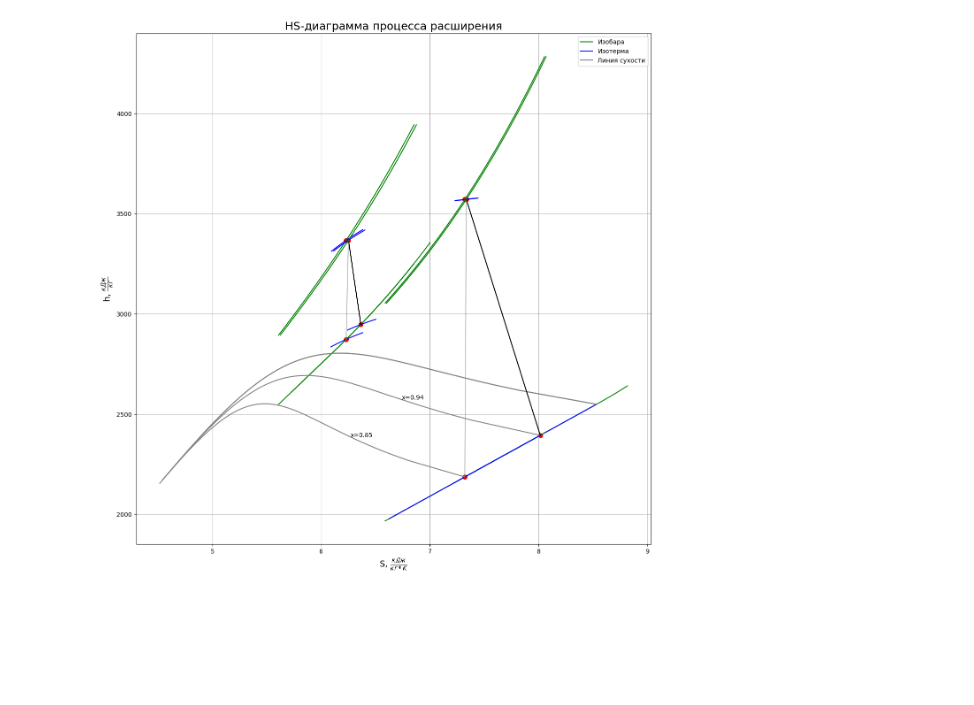
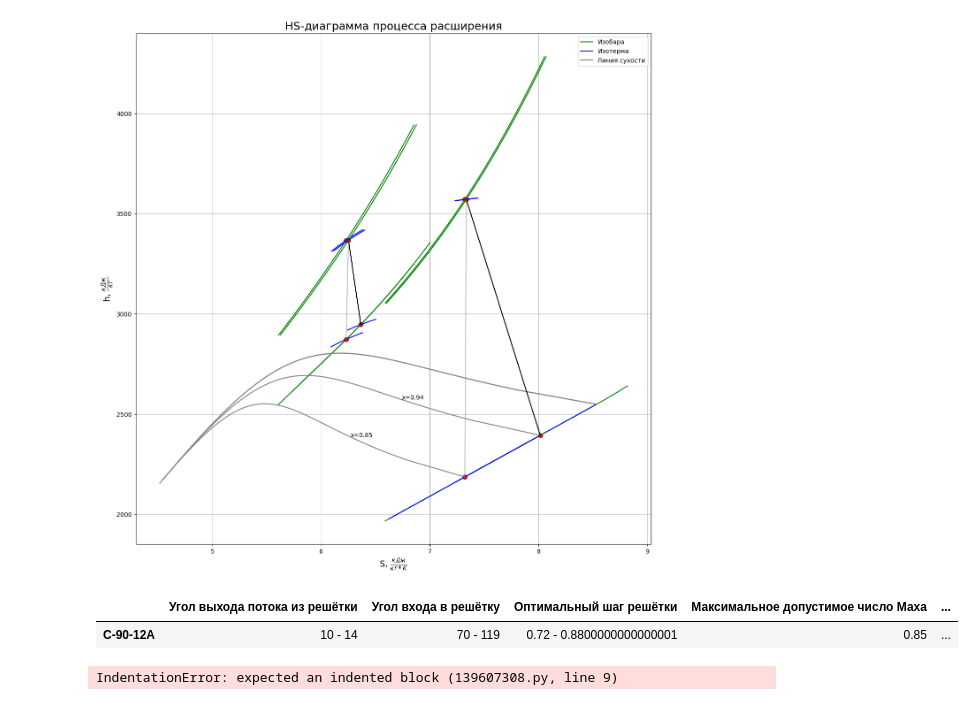
Before and after one commit to BonadykovNM/PythonTurbine, a Jupyter notebook: Курсач/Сoursework.ipynb, the cells around one changed output. Saved outputs shown, nothing was run; the diff lists cells and outputs as text; code cells hidden in the pictures; blank space fills up the shorter version.

```diff
--- a/Курсач/Сoursework.ipynb
+++ b/Курсач/Сoursework.ipynb
@@ -87,7 +88,7 @@ mechanical_efficiency = 0.992 # Механический КПД турбины
 generator_efficiency = 0.99 #КПД электрического генератора
 d_sr = 1.2 # Средний диаметр
 n = 60 # Частота вращения ротара турбины
-H0 = np.arange(90,110) # Распологаемый теплоперепад
+H0 = np.arange(90,111) # Распологаемый теплоперепад
 p = 0.05 # Степень реактивности
 # %%
 inlet_mass_flow = Inner_part.complite_inlet_mass_flow(p0,
@@ -196,0 +224,25 @@ l1 = el1 / e_opt # Высота сопловых лопаток
+# %%
+for value in H0:
+    M1t = calculation_mach(point0, d_sr, n, p, value, inlet_mass_flow)
+    name, alpha1_e, alpha_0, t_otn, M1t_, b1, f1, I_1_min ,W_1_min = grid_selection(point0, d_sr, n, p, H0[-1], inlet_mass_flow)
+    df2 =  grid_tab(point0, d_sr, n, p, H0[-1], inlet_mass_flow)
+df2
+# %% [output]
+|  | Угол выхода потока из решётки | Угол входа в решётку | Оптимальный шаг решётки | Максимальное допустимое число Маха | ... |
+| C-90-12A | 10 - 14 | 70 - 119 | 0.72 - 0.8800000000000001 | 0.85 | ... |
+# %%
+    mu1 = 0.97
+    F1 = (inlet_mass_flow * np.array(v1t)) / (mu1 * c1t) # Выходная площадь сопловой решетки (пред)
+    alf1_e = 13 # Угол направления скорости
+    el1 = F1 / (np.pi * d_sr * math.sin(math.radians(alf1_e)))# Произведение el1
+    e_opt = 4 * np.sqrt(el1) # Оптимальное значение степени парциальности
+
+
+for i in range(len(e_opt)):
+    if e_opt[i] > 0.85:
+            e_opt[i] = 0.85
+            pass
+    pass
+l1 = el1 / e_opt # Высота сопловых лопаток
+# %% [output]
+IndentationError: expected an indented block (139607308.py, line 9)
```
Also changed, not shown: parts of 6 cells of this notebook, 2 other files.
